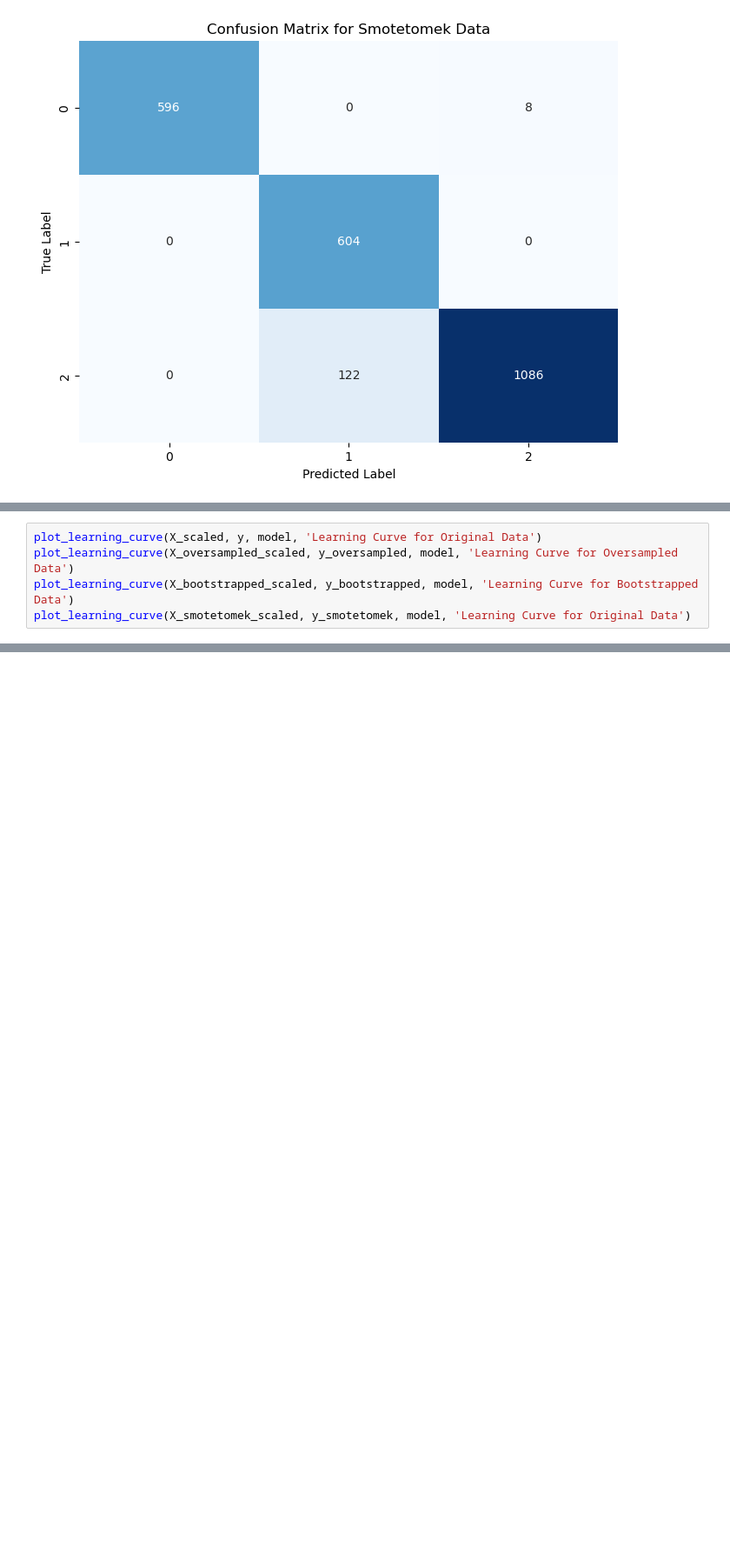
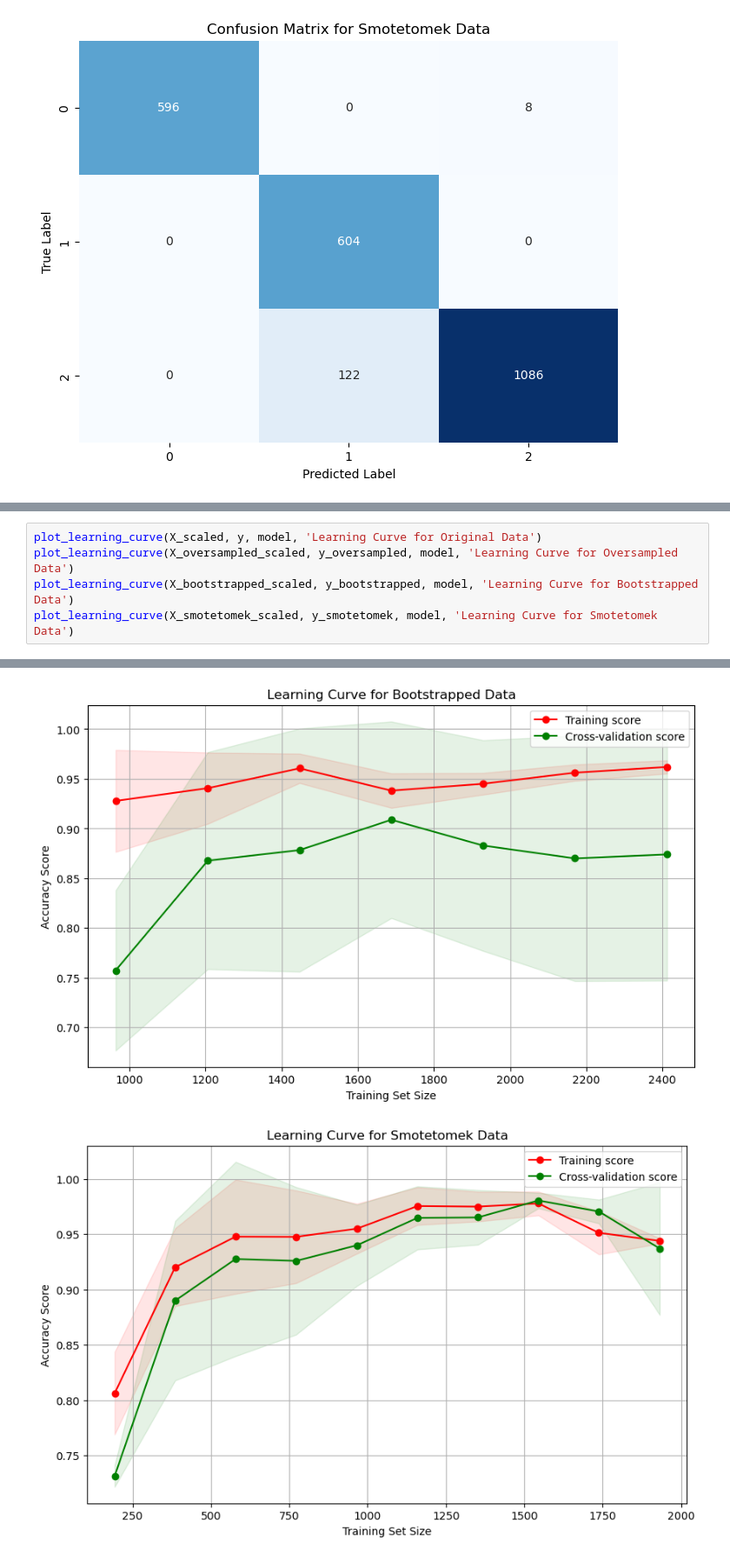
Before and after one commit to afreenrafi/SC1015-Project, a Jupyter notebook: Logistic Regression.ipynb, the cells around one changed output, grey strips where cells are left out. Shown at 87% size. Saved outputs shown, nothing was run; the diff lists cells and outputs as text; blank space fills up the shorter version.

```diff
--- a/Logistic Regression.ipynb
+++ b/Logistic Regression.ipynb
@@ -544,5 +513,0 @@ def plot_learning_curve(X, y, estimator, title, cv=5, train_sizes=np.linspace(0.
-# %%
-plot_learning_curve(X_scaled, y, model, 'Learning Curve for Original Data')
-plot_learning_curve(X_oversampled_scaled, y_oversampled, model, 'Learning Curve for Oversampled Data')
-plot_learning_curve(X_bootstrapped_scaled, y_bootstrapped, model, 'Learning Curve for Bootstrapped Data')
-plot_learning_curve(X_smotetomek_scaled, y_smotetomek, model, 'Learning Curve for Original Data')
@@ -553,0 +543,6 @@ plot_learning_curve(X_smotetomek_scaled, y_smotetomek, model, 'Learning Curve fo
+# %%
+plot_learning_curve(X_scaled, y, model, 'Learning Curve for Original Data')
+plot_learning_curve(X_oversampled_scaled, y_oversampled, model, 'Learning Curve for Oversampled Data')
+plot_learning_curve(X_bootstrapped_scaled, y_bootstrapped, model, 'Learning Curve for Bootstrapped Data')
+plot_learning_curve(X_smotetomek_scaled, y_smotetomek, model, 'Learning Curve for Smotetomek Data')
+# %% [output]
@@ -553,0 +551,2 @@ plot_learning_curve(X_smotetomek_scaled, y_smotetomek, model, 'Learning Curve fo
+[figure, added]
+[figure, added]
```
Also changed, not shown: parts of 4 cells of this notebook.
